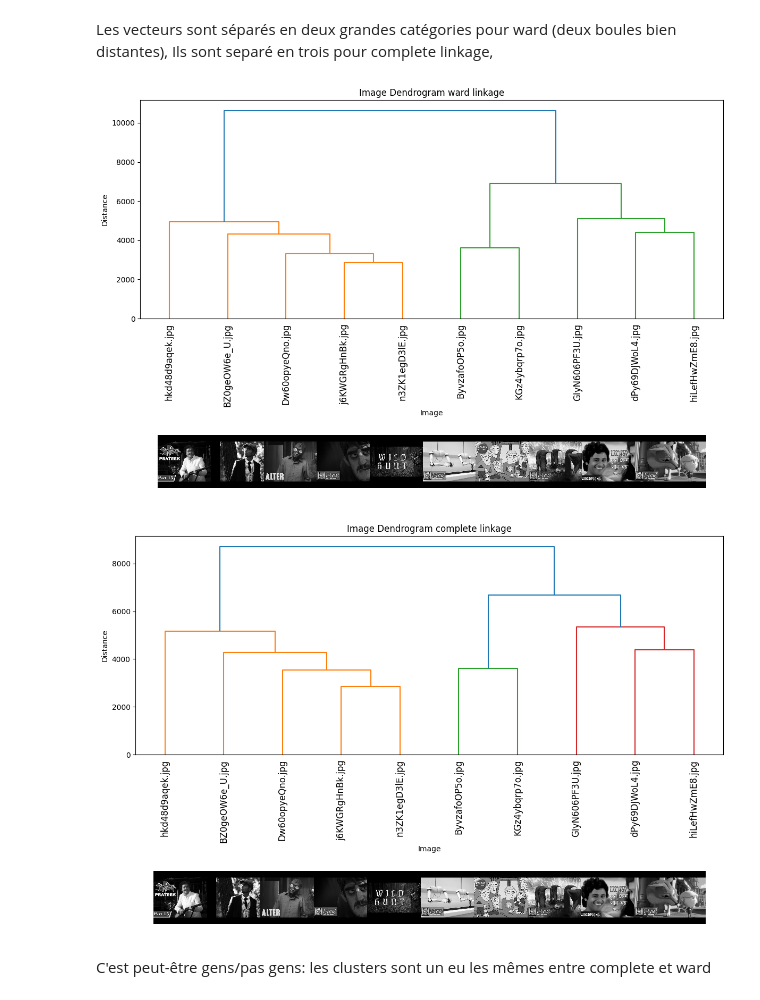
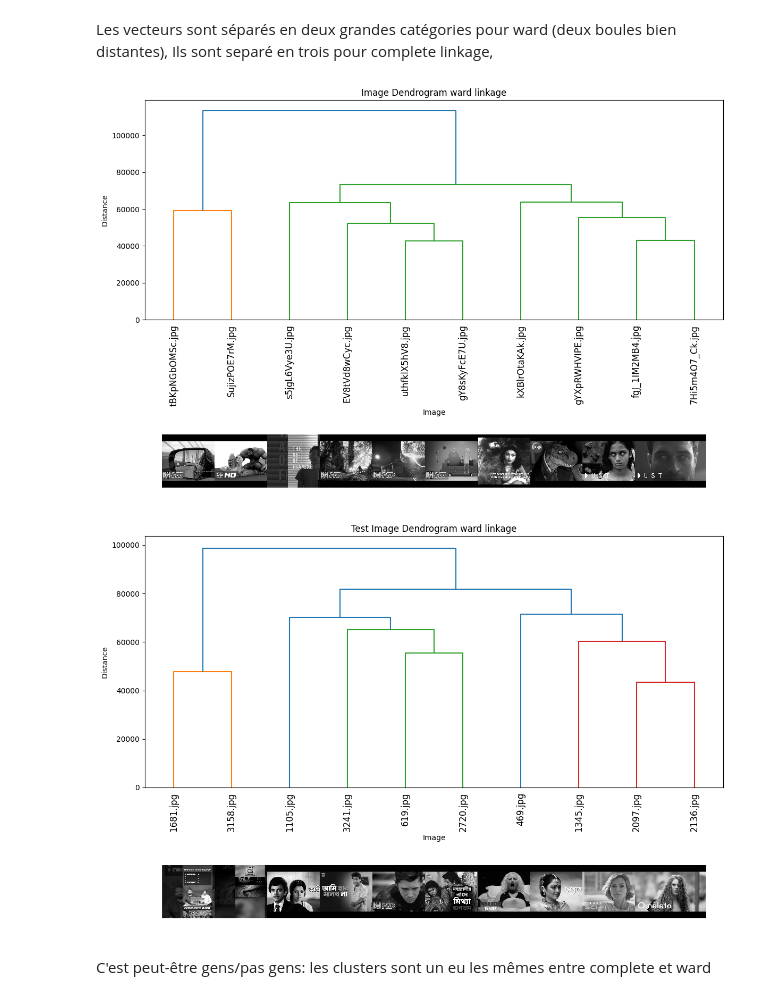
Before and after one commit to lhzuin/challenge_deep_learning, a Jupyter notebook: data/data_augment.ipynb, the cells around one changed output. Saved outputs shown, nothing was run; the diff lists cells and outputs as text; code cells hidden in the pictures.

```diff
--- a/data/data_augment.ipynb
+++ b/data/data_augment.ipynb
@@ -55,0 +76,6 @@ features = np.array(features)
+# %%
+plt.imshow(Image.open(os.path.join(img_dir_test, img_files_test[0])).convert('RGB'))
+img = Image.open(os.path.join(img_dir_test, img_files_test[0])).convert('RGB')
+img_np = np.array(img)
+img_np.shape
+img_np.dtype
@@ -56,7 +89,16 @@ features = np.array(features)
 # %%
-
-batch_size = 5000  # for example, select 20 random images
+import numpy as np
+import fastcluster
+import matplotlib.pyplot as plt
+from scipy.cluster.hierarchy import dendrogram
+batch_size = 100  # for example, select 20 random images
 num_images = features.shape[0]
 random_indices = np.random.choice(num_images, size=batch_size, replace=False)
 batch_features = features[random_indices]
 batch_img_files = [img_files[i] for i in random_indices]
+
+batch_size_test = 100  # for example, select 20 random images
+num_images_test = features_test.shape[0]
+random_indices_test= np.random.choice(num_images_test, size=batch_size_test, replace=False)
+batch_features_test = features_test[random_indices_test]
+batch_img_files_test = [img_files_test[i] for i in random_indices_test]
@@ -173,39 +285,46 @@ ax2.set_ylim(-1, 1)
 plt.tight_layout()
 plt.show()
 
 
+# For test images
+mini_batch_test = 10
+rand_ind2_test = np.random.choice(batch_size_test, size=mini_batch_test, replace=False)
+mini_batch_img_test = [batch_img_files_test[i] for i in rand_ind2_test]
+mini_features_test = batch_features_test[rand_ind2_test]
 
-mini_linked = linkage(mini_features, method='complete')
+# Compute linkage
+mini_linked_test = linkage(mini_features_test, method='ward')
 
 # Create figure with space for images below
 fig = plt.figure(figsize=(12, 8))
 gs = gridspec.GridSpec(2, 1, height_ratios=[3, 1])
+
 # Dendrogram
 ax1 = plt.subplot(gs[0])
-ddata = dendrogram(mini_linked, labels=mini_batch_img, leaf_rotation=90, ax=ax1)
-ax1.set_title('Image Dendrogram complete linkage')
+ddata = dendrogram(mini_linked_test, labels=mini_batch_img_test, leaf_rotation=90, ax=ax1)
+ax1.set_title('Test Image Dendrogram ward linkage')
 ax1.set_xlabel('Image')
 ax1.set_ylabel('Distance')
 
 # Images below dendrogram
 ax2 = plt.subplot(gs[1])
 ax2.axis('off')
 x_labels = ddata['ivl']  # order of labels as shown by dendrogram
 
 for i, label in enumerate(x_labels):
-    img_path = os.path.join(img_dir, label)
+    img_path = os.path.join(img_dir_test, label)
     img = Image.open(img_path).convert('L')
     imagebox = OffsetImage(img, zoom=0.2, cmap='gray')  # Adjust zoom as needed
     ab = AnnotationBbox(imagebox, (i, 0), frameon=False)
     ax2.add_artist(ab)
 
 ax2.set_xlim(-1, len(x_labels))
 ax2.set_ylim(-1, 1)
 plt.tight_layout()
 plt.show()
 # %% [output]
-[figure, old version]
+[figure, new version]
-[figure, old version]
+[figure, new version]
 # %% [markdown]
 C'est peut-être gens/pas gens: les clusters sont un eu les mêmes entre complete et ward
 # %%
```
Also changed, not shown: parts of 20 cells of this notebook, 4 other files.
